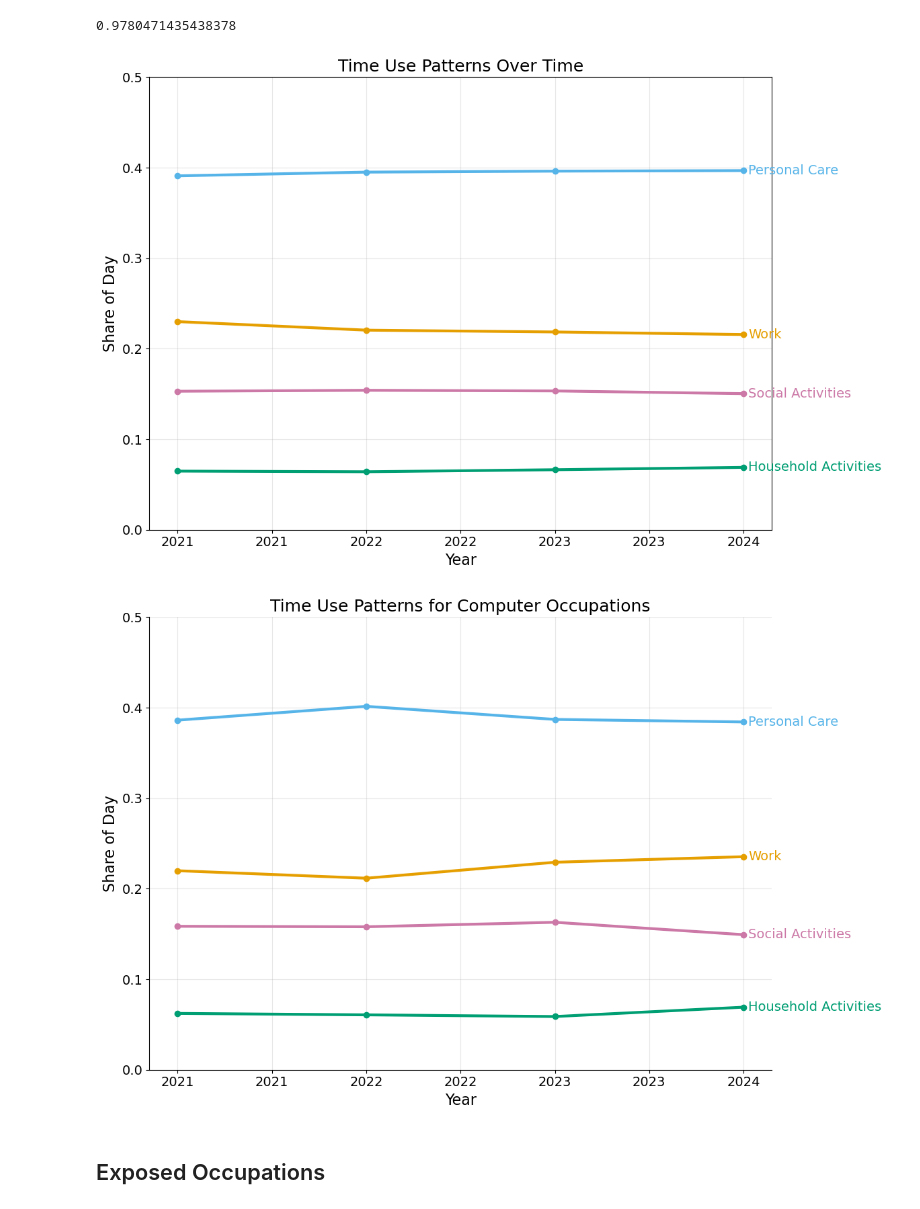
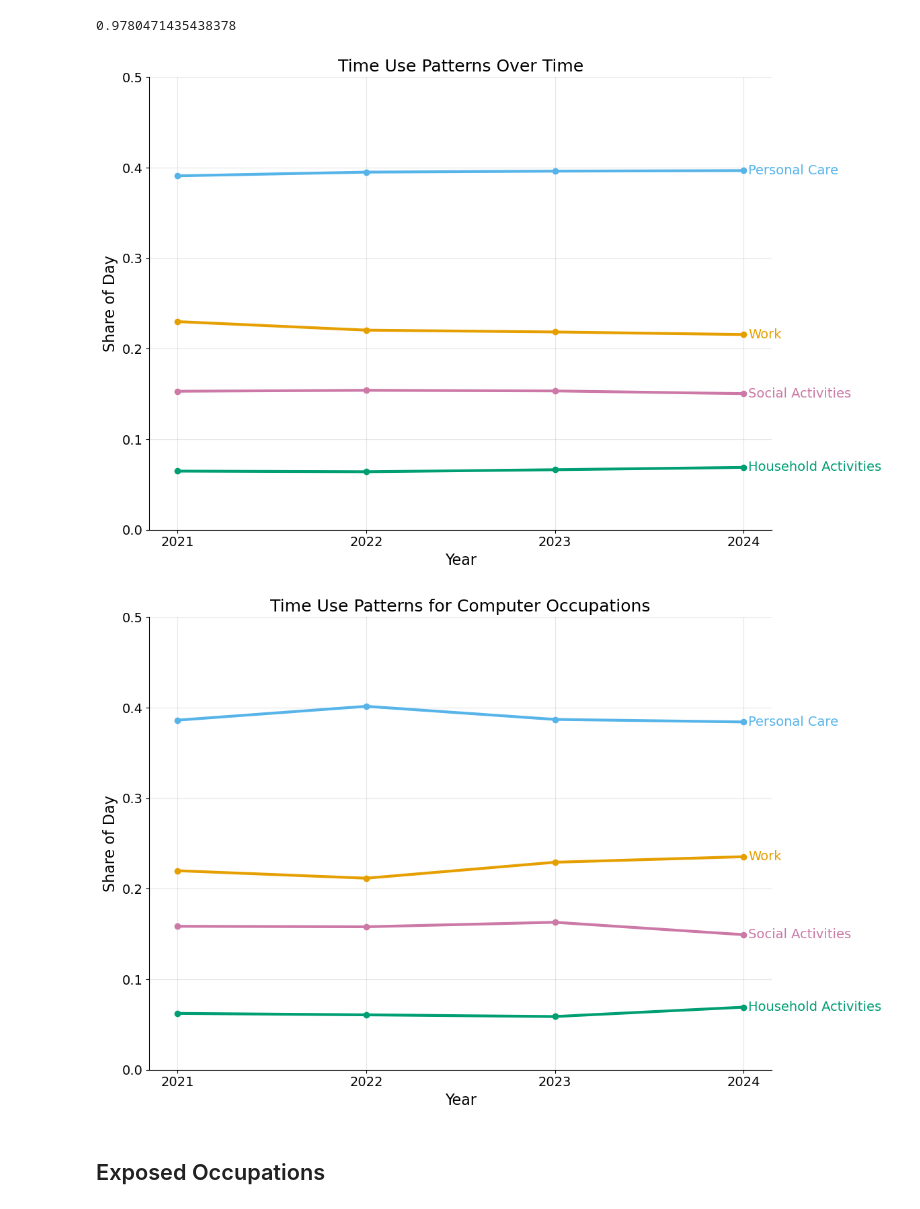
Before and after one commit to chandarb/Time-Use, a Jupyter notebook: code/time_use.ipynb, the cells around one changed output. Cells and saved outputs as stored; diff of their text form; code cells hidden in the pictures.

Commit message:
plots

```diff
--- a/code/time_use.ipynb
+++ b/code/time_use.ipynb
@@ -199,36 +199,37 @@ colors = ['#E69F00', '#56B4E9', '#009E73', '#CC79A7']
 # Plot each time use variable and add labels at the end of each line
 for i, (var, label) in enumerate([('ACT_WORK', 'Work'),
                                 ('ACT_PCARE', 'Personal Care'),
                                 ('ACT_HHACT', 'Household Activities'),
                                 ('ACT_SOCIAL', 'Social Activities')]):
     line = ax.plot(yearly_averages_share['YEAR'], yearly_averages_share[var],
                   color=colors[i], linewidth=3, marker='o')
     # Add label at the end of each line
     x = yearly_averages_share['YEAR'].iloc[-1]
     y = yearly_averages_share[var].iloc[-1]
     ax.annotate(label, xy=(x, y), xytext=(5, 0), textcoords='offset points',
                 va='center', color=colors[i])
 
 # Customize the plot
 ax.set_xlabel('Year')
 ax.set_ylabel('Share of Day')
 ax.set_title('Time Use Patterns Over Time')
 ax.set_ylim(0, 0.5)
 ax.grid(True, alpha=0.3)
 
 # Remove box around figure
 ax.spines['top'].set_visible(False)
 ax.spines['right'].set_visible(False)
 
-# Format x-axis to show years as integers
-ax.xaxis.set_major_formatter(plt.FuncFormatter(lambda x, p: int(x)))
+# Format x-axis to show only years
+ax.set_xticks(yearly_averages_share['YEAR'])
+ax.set_xticklabels([str(int(year)) for year in yearly_averages_share['YEAR']])
 
 # Adjust layout to prevent label cutoff
 plt.tight_layout()
 
 plt.show()
 # %% [output]
-[figure, old version]
+[figure, new version]
 # %%
 computer_occs = df_employed[df_employed['OCC'].between(1005, 1108)]
 
@@ -275,13 +276,14 @@ ax.grid(True, alpha=0.3)
 # Set y-axis limit to include 0.5
 ax.set_ylim(0, 0.5)
 
-# Format x-axis to show years as integers
-ax.xaxis.set_major_formatter(plt.FuncFormatter(lambda x, p: int(x)))
+# Format x-axis to show only years
+ax.set_xticks(yearly_averages_share['YEAR'])
+ax.set_xticklabels([str(int(year)) for year in yearly_averages_share['YEAR']])
 
 plt.tight_layout()
 plt.show()
 # %% [output]
-[figure, old version]
+[figure, new version]
 # %% [markdown]
 ## Exposed Occupations
 # %%
```
Also changed, not shown: parts of 1 cell of this notebook.
